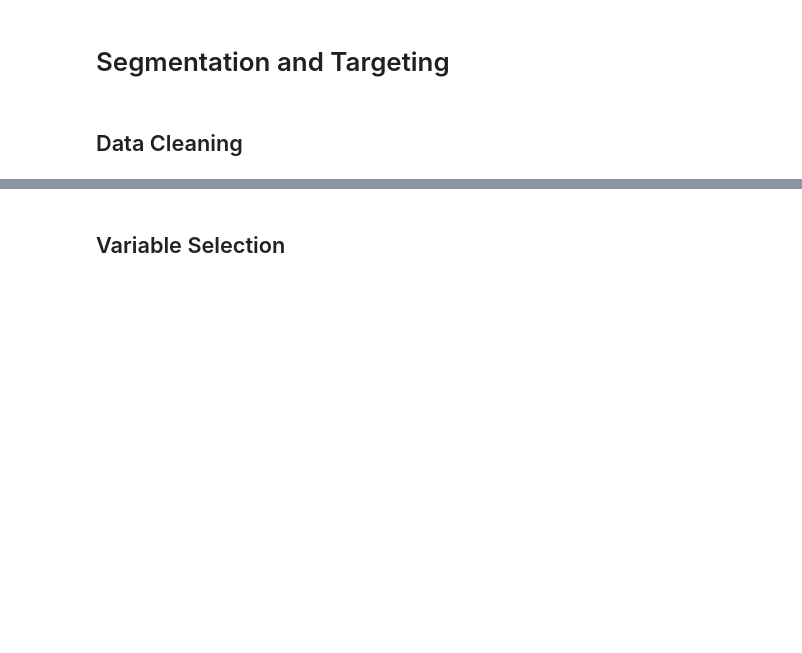
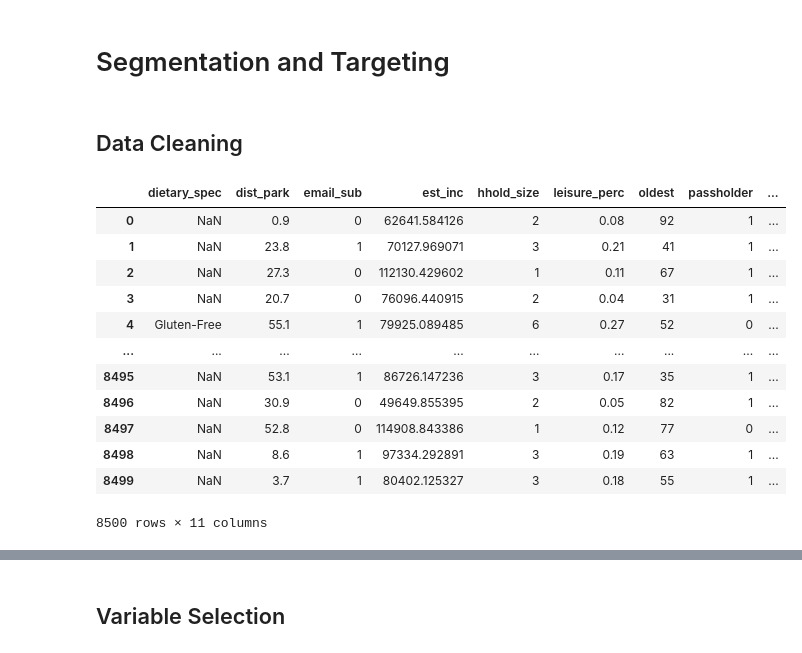
Before and after one commit to dz080/AD654_FinalProject, a Jupyter notebook: SemesterProject_JPD18.ipynb, the cells around one changed output, grey strips where cells are left out. Drawn from its saved outputs; the diff is of its cells as text; code cells hidden in the pictures; blank space fills up the shorter version.

```diff
--- a/SemesterProject_JPD18.ipynb
+++ b/SemesterProject_JPD18.ipynb
@@ -249,7 +234,21 @@ ValueError: Could not interpret value `Column1` for parameter `x`
 # read in regional_families.csv dataset
 regional_families = pd.read_csv('regional_families.csv')
 # %%
-regional_families.head()
+regional_families
+# %% [output]
+|  | dietary_spec | dist_park | email_sub | est_inc | hhold_size | leisure_perc | oldest | passholder | ... |
+| 0 | NaN | 0.9 | 0 | 62641.584126 | 2 | 0.08 | 92 | 1 | ... |
+| 1 | NaN | 23.8 | 1 | 70127.969071 | 3 | 0.21 | 41 | 1 | ... |
+| 2 | NaN | 27.3 | 0 | 112130.429602 | 1 | 0.11 | 67 | 1 | ... |
+| 3 | NaN | 20.7 | 0 | 76096.440915 | 2 | 0.04 | 31 | 1 | ... |
+| 4 | Gluten-Free | 55.1 | 1 | 79925.089485 | 6 | 0.27 | 52 | 0 | ... |
+| ... | ... | ... | ... | ... | ... | ... | ... | ... | ... |
+| 8495 | NaN | 53.1 | 1 | 86726.147236 | 3 | 0.17 | 35 | 1 | ... |
+| 8496 | NaN | 30.9 | 0 | 49649.855395 | 2 | 0.05 | 82 | 1 | ... |
+| 8497 | NaN | 52.8 | 0 | 114908.843386 | 1 | 0.12 | 77 | 0 | ... |
+| 8498 | NaN | 8.6 | 1 | 97334.292891 | 3 | 0.19 | 63 | 1 | ... |
+| 8499 | NaN | 3.7 | 1 | 80402.125327 | 3 | 0.18 | 55 | 1 | ... |
+8500 rows × 11 columns
 # %%
 regional_families.drop('householdID', axis=1, inplace=True)
 # %%
```
Also changed, not shown: parts of 5 cells of this notebook.
